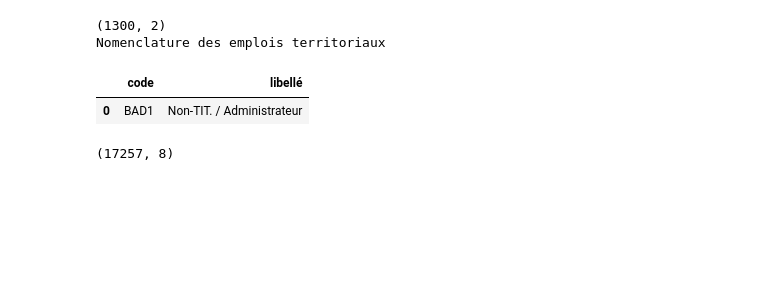
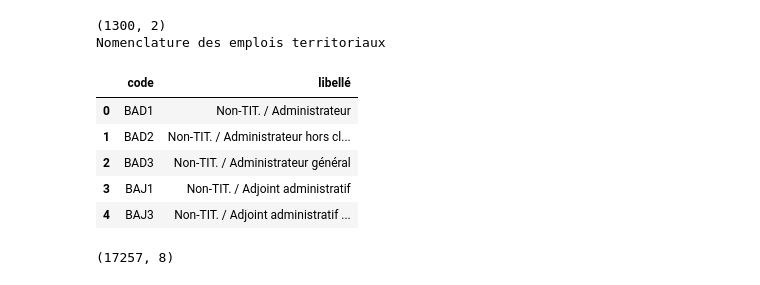
Before and after one commit to JosephBARBIERDARNAL/Code-iref-2semester, a Jupyter notebook: BigData/displayCSV.ipynb, the cells around one changed output. Cells and saved outputs as stored; diff of their text form; code cells hidden in the pictures; blank space fills up the shorter version.

```diff
--- a/BigData/displayCSV.ipynb
+++ b/BigData/displayCSV.ipynb
@@ -5,17 +5,20 @@ path = os.getcwd()
 # %%
 df = pd.read_csv(f"{path}/N4DS-NET-V01X16.csv",
                  sep=";",
                  encoding='latin-1',
                  usecols=[0, 1])
 print(df.shape)
 print("Nomenclature des emplois territoriaux")
 df.head()
-df[df.code=="BAD1"]
 # %% [output]
 (1300, 2)
 Nomenclature des emplois territoriaux
 |  | code | libellé |
 | 0 | BAD1 | Non-TIT. / Administrateur |
+| 1 | BAD2 | Non-TIT. / Administrateur hors cl... |
+| 2 | BAD3 | Non-TIT. / Administrateur général |
+| 3 | BAJ1 | Non-TIT. / Adjoint administratif |
+| 4 | BAJ3 | Non-TIT. / Adjoint administratif ... |
 # %%
 def recherche_lib(mod, df=df):
 
```
Also changed, not shown: 1 other file.
